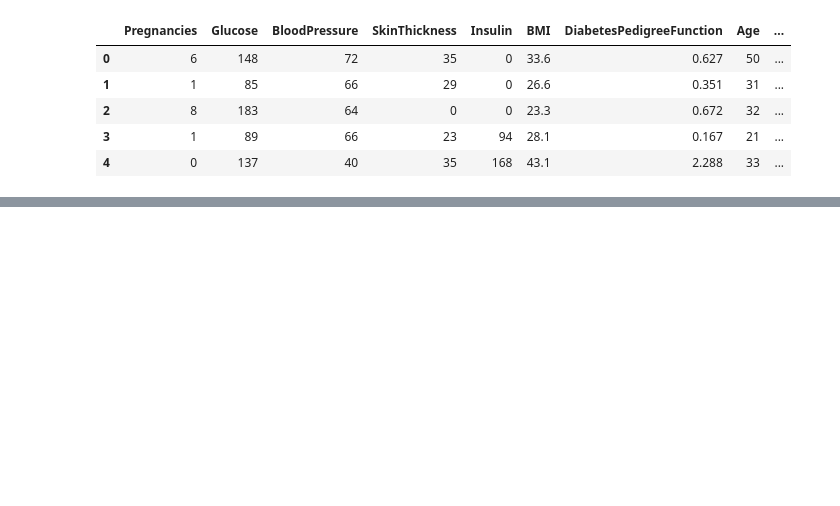
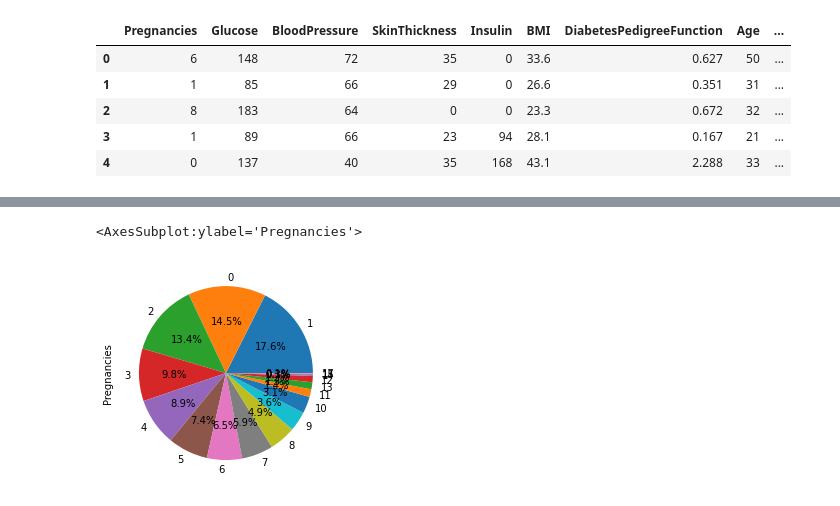
Before and after one commit to Sialsanwal/Data-Science, a Jupyter notebook: Diabaties EDA.ipynb, the cells around one changed output, grey strips where cells are left out. Cells and saved outputs as stored; diff of their text form; code cells hidden in the pictures; blank space fills up the shorter version.

```diff
--- a/Diabaties EDA.ipynb
+++ b/Diabaties EDA.ipynb
@@ -29,0 +26,5 @@ sns.countplot(data=df,x='Pregnancies',palette="gist_ncar")
+# %%
+df.Pregnancies.value_counts().plot(kind='pie',autopct='%.1f%%')
+# %% [output]
+<AxesSubplot:ylabel='Pregnancies'>
+[figure, added]
```
Also changed, not shown: parts of 5 cells of this notebook.
